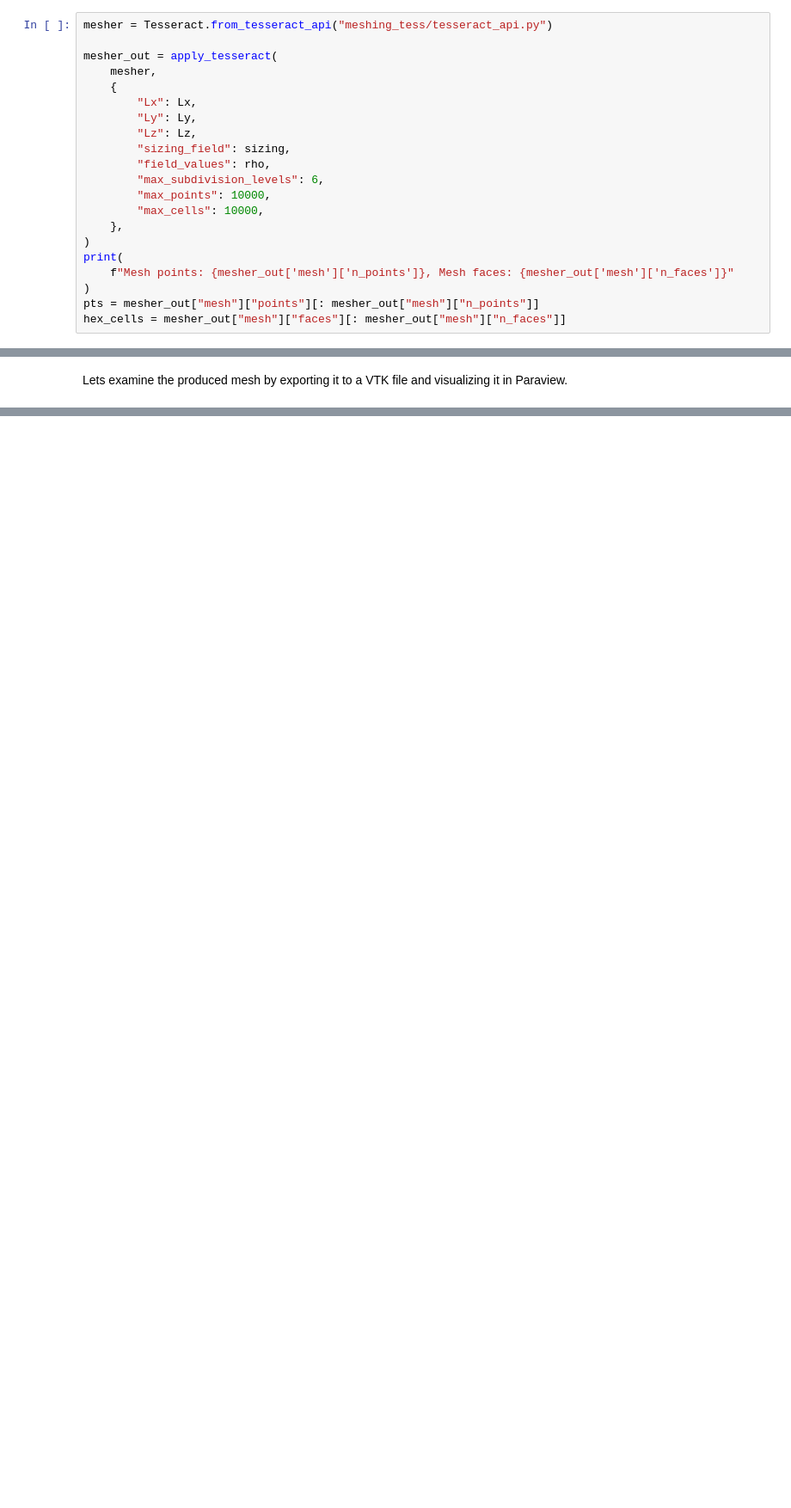
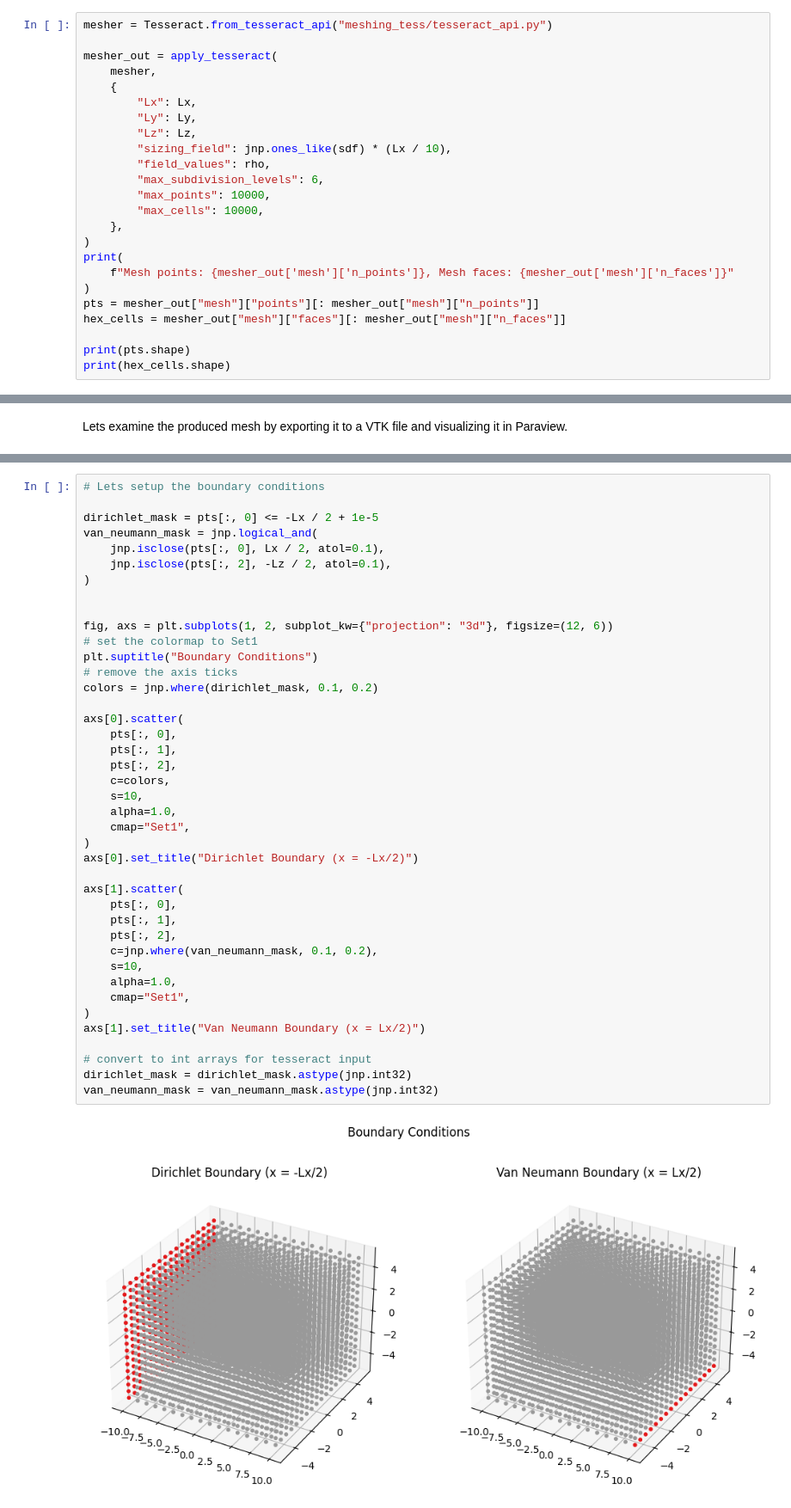
Before and after one commit to pasteurlabs/tesseract-jax, a Jupyter notebook: examples/ansys/demo_2.ipynb, the cells around one changed output, grey strips where cells are left out. Shown at 86% size. Drawn from its saved outputs; the diff is of its cells as text; blank space fills up the shorter version.

```diff
--- a/examples/ansys/demo_2.ipynb
+++ b/examples/ansys/demo_2.ipynb
@@ -369,7 +371,7 @@ mesher_out = apply_tesseract(
         "Lx": Lx,
         "Ly": Ly,
         "Lz": Lz,
-        "sizing_field": sizing,
+        "sizing_field": jnp.ones_like(sdf) * (Lx / 10),
         "field_values": rho,
         "max_subdivision_levels": 6,
         "max_points": 10000,
@@ -381,4 +383,7 @@ print(
 )
 pts = mesher_out["mesh"]["points"][: mesher_out["mesh"]["n_points"]]
 hex_cells = mesher_out["mesh"]["faces"][: mesher_out["mesh"]["n_faces"]]
+
+print(pts.shape)
+print(hex_cells.shape)
 # %% [output]
@@ -437,0 +447,43 @@ UnstructuredGrid (0x7b8f24172620)
+# %%
+# Lets setup the boundary conditions
+
+dirichlet_mask = pts[:, 0] <= -Lx / 2 + 1e-5
+van_neumann_mask = jnp.logical_and(
+    jnp.isclose(pts[:, 0], Lx / 2, atol=0.1),
+    jnp.isclose(pts[:, 2], -Lz / 2, atol=0.1),
+)
+
+
+fig, axs = plt.subplots(1, 2, subplot_kw={"projection": "3d"}, figsize=(12, 6))
+# set the colormap to Set1
+plt.suptitle("Boundary Conditions")
+# remove the axis ticks
+colors = jnp.where(dirichlet_mask, 0.1, 0.2)
+
+axs[0].scatter(
+    pts[:, 0],
+    pts[:, 1],
+    pts[:, 2],
+    c=colors,
+    s=10,
+    alpha=1.0,
+    cmap="Set1",
+)
+axs[0].set_title("Dirichlet Boundary (x = -Lx/2)")
+
+axs[1].scatter(
+    pts[:, 0],
+    pts[:, 1],
+    pts[:, 2],
+    c=jnp.where(van_neumann_mask, 0.1, 0.2),
+    s=10,
+    alpha=1.0,
+    cmap="Set1",
+)
+axs[1].set_title("Van Neumann Boundary (x = Lx/2)")
+
+# convert to int arrays for tesseract input
+dirichlet_mask = dirichlet_mask.astype(jnp.int32)
+van_neumann_mask = van_neumann_mask.astype(jnp.int32)
+# %% [output]
+[figure, added]
```
Also changed, not shown: parts of 16 cells of this notebook, 2 other files.
